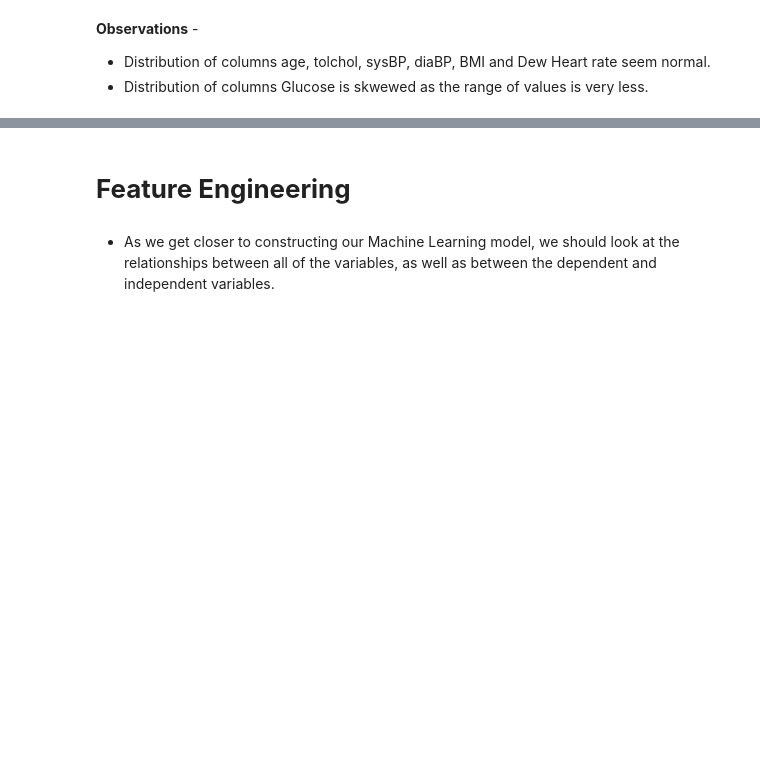
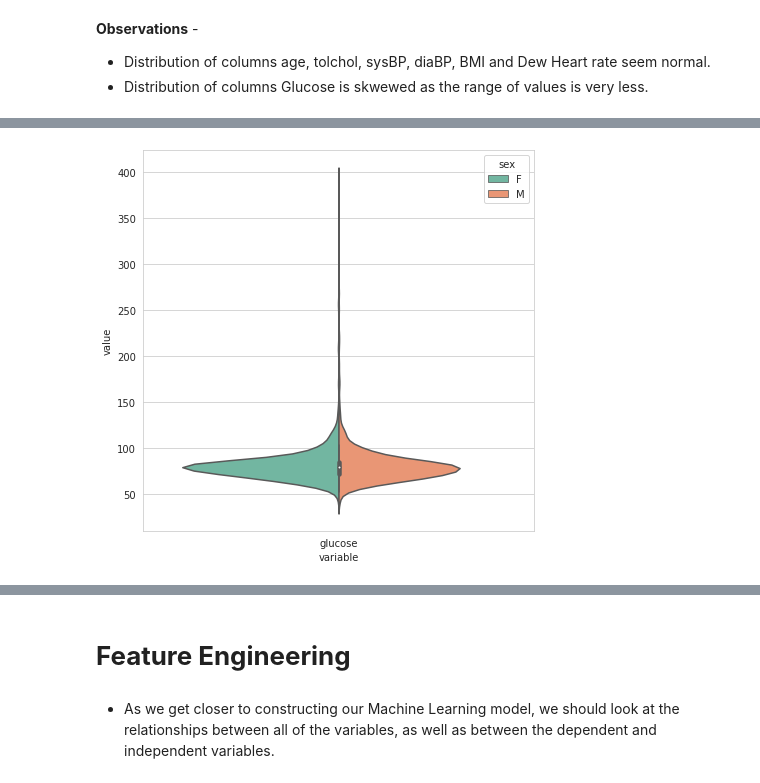
Before and after one commit to vkvinay0627/Cardiovascular-Risk-Prediction, a Jupyter notebook: Cardiovascular_Risk_Prediction.ipynb, the cells around one changed output, grey strips where cells are left out. Cells and saved outputs as stored; diff of their text form; code cells hidden in the pictures; blank space fills up the shorter version.

```diff
--- a/Cardiovascular_Risk_Prediction.ipynb
+++ b/Cardiovascular_Risk_Prediction.ipynb
@@ -363,0 +406,15 @@ univariate_numerical_EDA(df,list_num)
+# %%
+# Height Distribution
+df_melt = pd.melt(frame=df, value_vars=['glucose'], id_vars=['sex'])
+plt.figure(figsize=(7, 7))
+ax = sns.violinplot(
+    x='variable',
+    y='value',
+    hue='sex',
+    split=True,
+    data=df_melt,
+    scale='count',
+    scale_hue=False,
+    palette="Set2");
+# %% [output]
+[figure, added]
```
Also changed, not shown: parts of 28 cells of this notebook.
